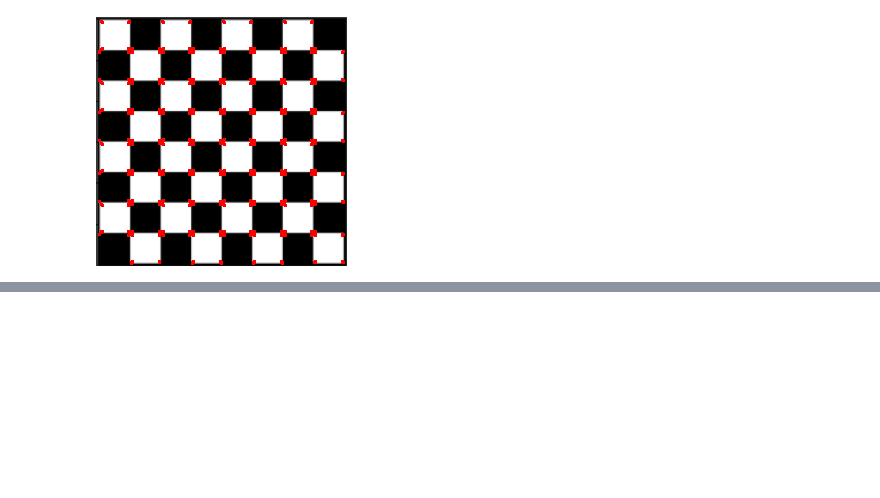
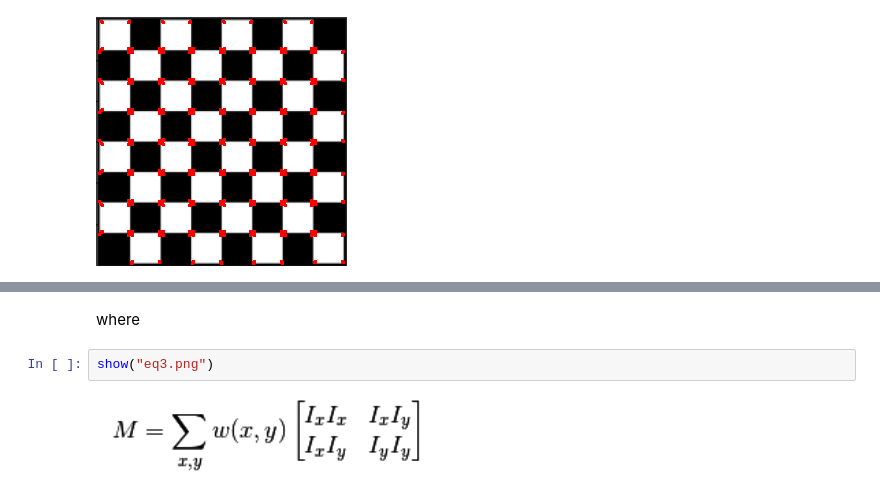
Before and after one commit to MohmedAAK/-Advanced-computer-vision-v1, a Jupyter notebook: Advanced computer vision/team1/lec4_feature_detection.ipynb, the cells around one changed output, grey strips where cells are left out. Saved outputs shown, nothing was run; the diff lists cells and outputs as text; blank space fills up the shorter version.

```diff
--- a/Advanced computer vision/team1/lec4_feature_detection.ipynb
+++ b/Advanced computer vision/team1/lec4_feature_detection.ipynb
@@ -72,0 +109,6 @@ https://docs.opencv.org/4.x/dd/d1a/group__imgproc__feature.html#gac1fc3598018010
+# %% [markdown]
+where
+# %%
+show("eq3.png")
+# %% [output]
+[figure, added]
```
Also changed, not shown: parts of 32 cells of this notebook.
